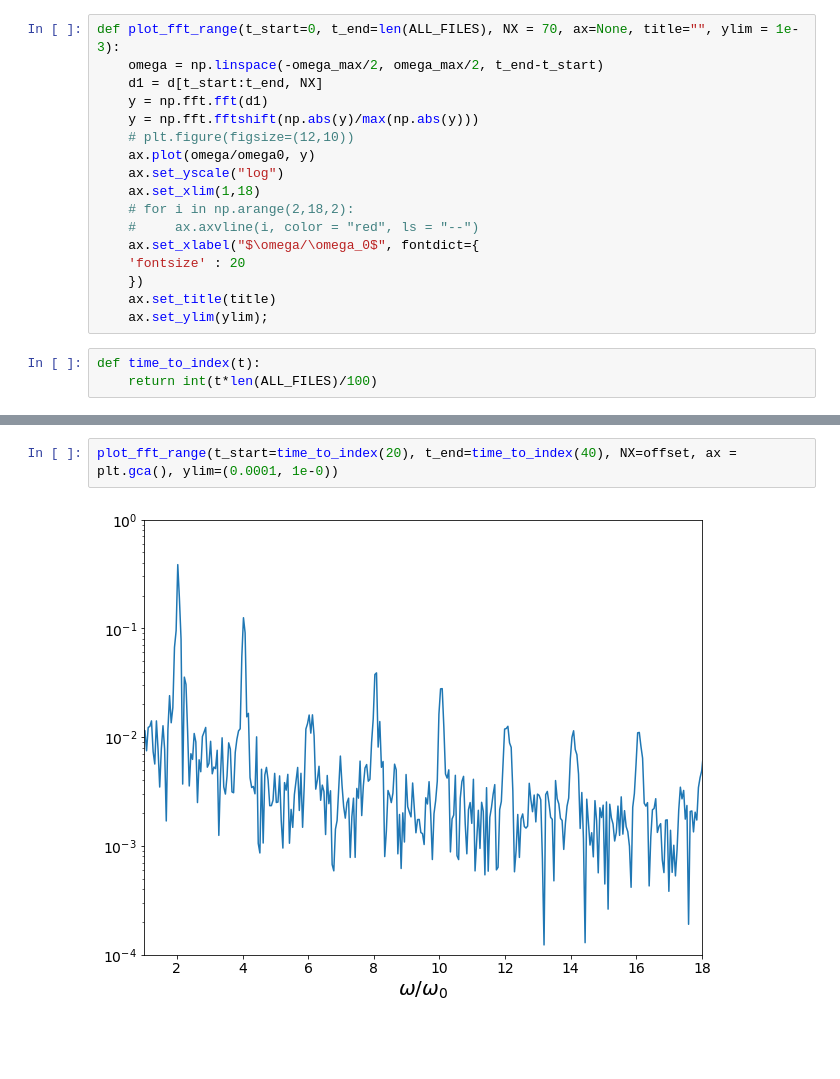
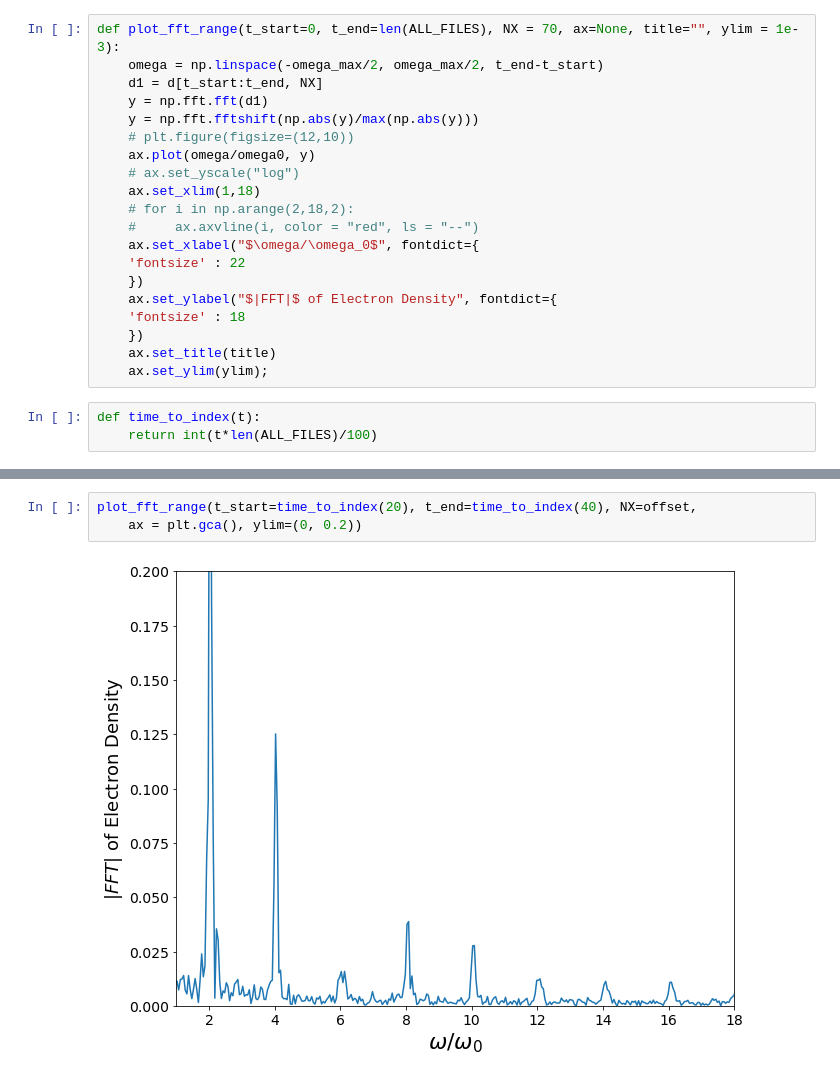
Before and after one commit to Hari31416/MSc_Project, a Jupyter notebook: EPOCH/High_Harmonic_Generation/long_runs/oscillations_2.ipynb, the cells around one changed output, grey strips where cells are left out. Cells and saved outputs as stored; diff of their text form; blank space fills up the shorter version.

```diff
--- a/EPOCH/High_Harmonic_Generation/long_runs/oscillations_2.ipynb
+++ b/EPOCH/High_Harmonic_Generation/long_runs/oscillations_2.ipynb
@@ -212,12 +213,15 @@ def plot_fft_range(t_start=0, t_end=len(ALL_FILES), NX = 70, ax=None, title="",
     y = np.fft.fftshift(np.abs(y)/max(np.abs(y)))
     # plt.figure(figsize=(12,10))
     ax.plot(omega/omega0, y)
-    ax.set_yscale("log")
+    # ax.set_yscale("log")
     ax.set_xlim(1,18)
     # for i in np.arange(2,18,2):
     #     ax.axvline(i, color = "red", ls = "--")
     ax.set_xlabel("$\omega/\omega_0$", fontdict={
-    'fontsize' : 20
+    'fontsize' : 22
+    })
+    ax.set_ylabel("$|FFT|$ of Electron Density", fontdict={
+    'fontsize' : 18
     })
     ax.set_title(title)
     ax.set_ylim(ylim);
@@ -231,7 +236,8 @@ plot_fft_range(t_start=time_to_index(0), t_end=time_to_index(20), NX=offset, ax
 # %%
-plot_fft_range(t_start=time_to_index(20), t_end=time_to_index(40), NX=offset, ax = plt.gca(), ylim=(0.0001, 1e-0))
+plot_fft_range(t_start=time_to_index(20), t_end=time_to_index(40), NX=offset,
+    ax = plt.gca(), ylim=(0, 0.2))
 # %% [output]
-[figure, old version]
+[figure, new version]
 # %%
 plot_fft_range(t_start=time_to_index(40), t_end=time_to_index(100), NX=offset, ax = plt.gca(), ylim=(0.0001, 0.5))
 # %% [output]
```
Also changed, not shown: parts of 6 cells of this notebook, 34 other files.
